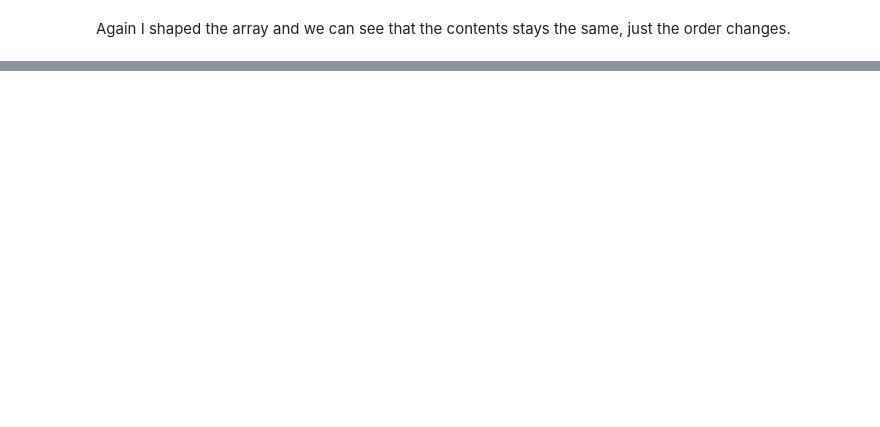
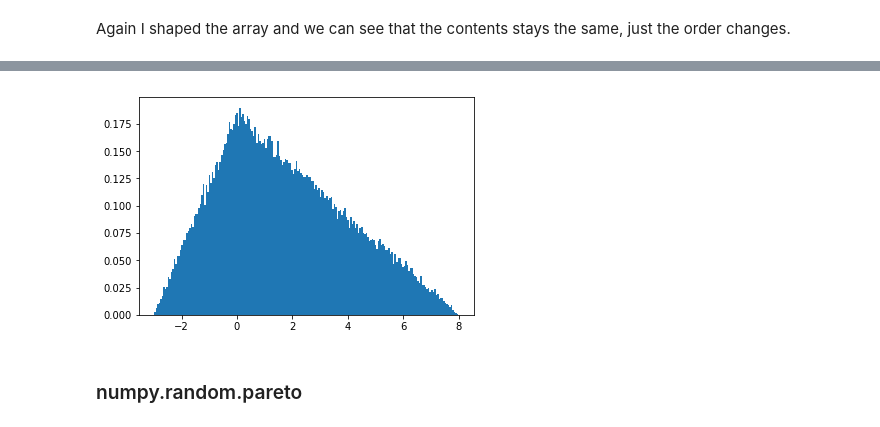
Before and after one commit to rayman51/Emerging-Tech-JuypterNotesbooks, a Jupyter notebook: numpy-random.ipynb, the cells around one changed output, grey strips where cells are left out. Saved outputs shown, nothing was run; the diff lists cells and outputs as text; code cells hidden in the pictures; blank space fills up the shorter version.

```diff
--- a/numpy-random.ipynb
+++ b/numpy-random.ipynb
@@ -194,0 +246,9 @@ array([[6, 7, 8],
+# %%
+import matplotlib.pyplot as plt
+h = plt.hist(np.random.triangular(-3, 0, 8, 100000), bins=200,
+             density=True)
+plt.show()
+# %% [output]
+[figure, added]
+# %% [markdown]
+### numpy.random.pareto
```
Also changed, not shown: parts of 43 cells of this notebook, 4 other files.
